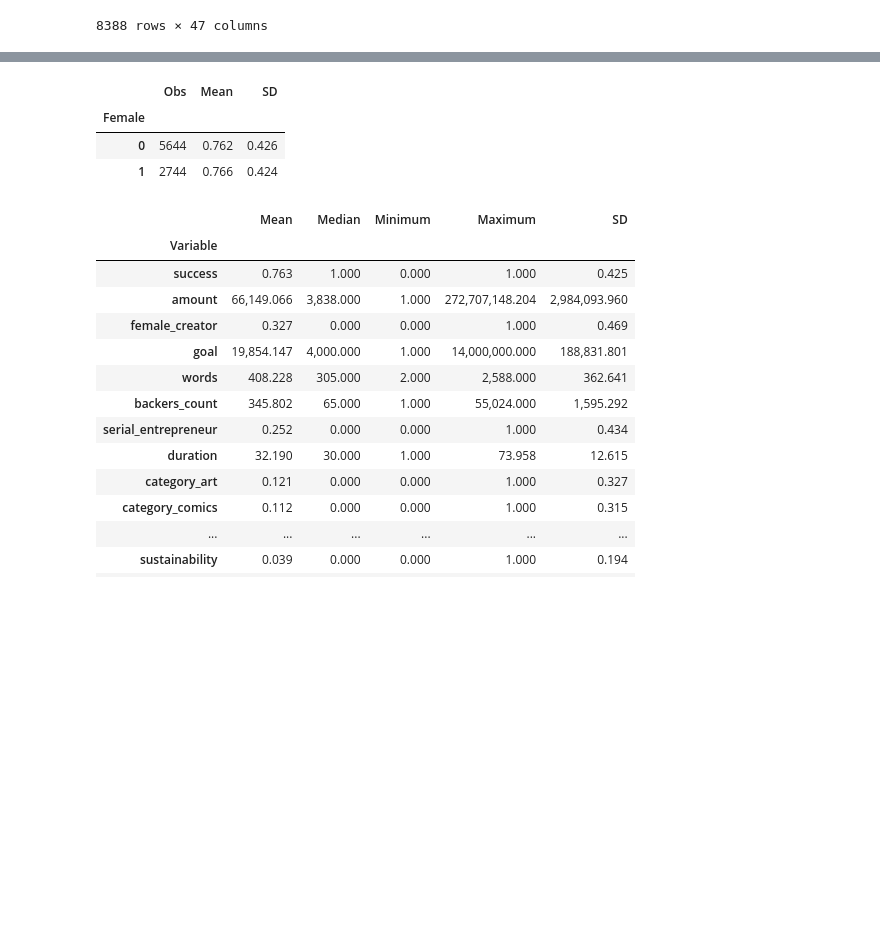
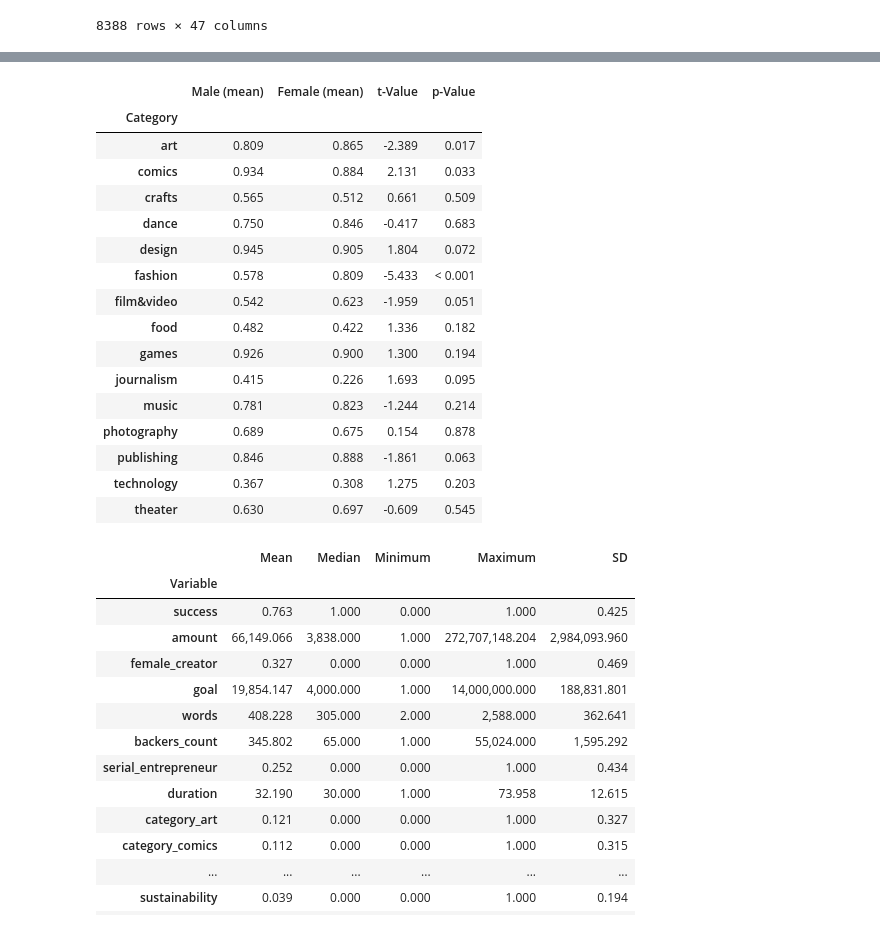
Before and after one commit to MaxPersoon/KickstarterScraper, a Jupyter notebook: dataProcessing.ipynb, the cells around one changed output, grey strips where cells are left out. Cells and saved outputs as stored; diff of their text form; code cells hidden in the pictures; blank space fills up the shorter version.

```diff
--- a/dataProcessing.ipynb
+++ b/dataProcessing.ipynb
@@ -63,14 +27,65 @@ table1
-# %%
-# Table 2
-table2 = data.copy()
-table2 = table2.rename(columns={"female_creator": "Female"})
-table2 = table2.groupby(['Female']).agg({'success': ['size', 'mean', 'std']})
-table2.columns = ['Obs', 'Mean', 'SD']
-
-table2.to_csv('Tables/gender breakdown.csv')
-table2
-# %% [output]
-|  | Obs | Mean | SD |
-| Female |  |  |  |
-| 0 | 5644 | 0.762 | 0.426 |
-| 1 | 2744 | 0.766 | 0.424 |
+# %%
+# Table 1
+mData = data[data['female_creator'] == 0]
+fData = data[data['female_creator'] == 1]
+
+categories = ['category_art', 'category_comics', 'category_crafts', 'category_dance', 'category_design',
+             'category_fashion', 'category_film&video', 'category_food', 'category_games', 'category_journalism',
+             'category_music', 'category_photography', 'category_publishing', 'category_technology', 'category_theater']
+
+mMeans = []
+fMeans = []
+tValues = []
+pValues = []
+catNames = []
+for category in categories:
+    mCatData = mData[mData[category] == 1]
+    fCatData = fData[fData[category] == 1]
+
+    mMeans.append(np.mean(mCatData['success']))
+    fMeans.append(np.mean(fCatData['success']))
+
+    # Equal variance check
+    mVar = np.var(mCatData['success'])
+    fVar = np.var(fCatData['success'])
+
+    bigger = np.maximum(mVar, fVar)
+    smaller = np.minimum(mVar, fVar)
+
+    equalVariance = False
+    if bigger / smaller < 4:
+        equalVariance = True
+
+    # Perform two-sample t-test
+    result = st.ttest_ind(a=mCatData['success'], b=fCatData['success'], equal_var=equalVariance)
+    tValues.append(result[0])
+    if result[1] >= 0.001:
+        pValues.append(result[1])
+    else:
+        pValues.append("< 0.001")
+
+    catNames.append(category.split('_')[1])
+
+table1 = {"Category": catNames, "Male (mean)": mMeans, "Female (mean)": fMeans, "t-Value": tValues, "p-Value": pValues}
+table1 = pd.DataFrame.from_dict(table1)
+table1 = table1.set_index('Category')
+table1.to_csv('Tables/success rate per category.csv')
+table1
+# %% [output]
+|  | Male (mean) | Female (mean) | t-Value | p-Value |
+| Category |  |  |  |  |
+| art | 0.809 | 0.865 | -2.389 | 0.017 |
+| comics | 0.934 | 0.884 | 2.131 | 0.033 |
+| crafts | 0.565 | 0.512 | 0.661 | 0.509 |
+| dance | 0.750 | 0.846 | -0.417 | 0.683 |
+| design | 0.945 | 0.905 | 1.804 | 0.072 |
+| fashion | 0.578 | 0.809 | -5.433 | < 0.001 |
+| film&video | 0.542 | 0.623 | -1.959 | 0.051 |
+| food | 0.482 | 0.422 | 1.336 | 0.182 |
+| games | 0.926 | 0.900 | 1.300 | 0.194 |
+| journalism | 0.415 | 0.226 | 1.693 | 0.095 |
+| music | 0.781 | 0.823 | -1.244 | 0.214 |
+| photography | 0.689 | 0.675 | 0.154 | 0.878 |
+| publishing | 0.846 | 0.888 | -1.861 | 0.063 |
+| technology | 0.367 | 0.308 | 1.275 | 0.203 |
+| theater | 0.630 | 0.697 | -0.609 | 0.545 |
```
Also changed, not shown: parts of 11 cells of this notebook, 8 other files.
